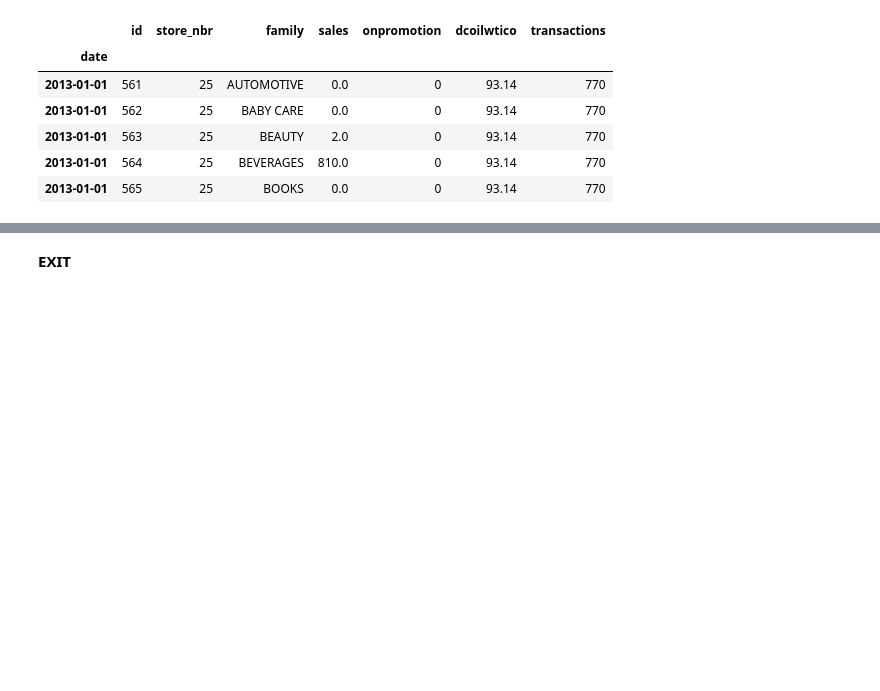
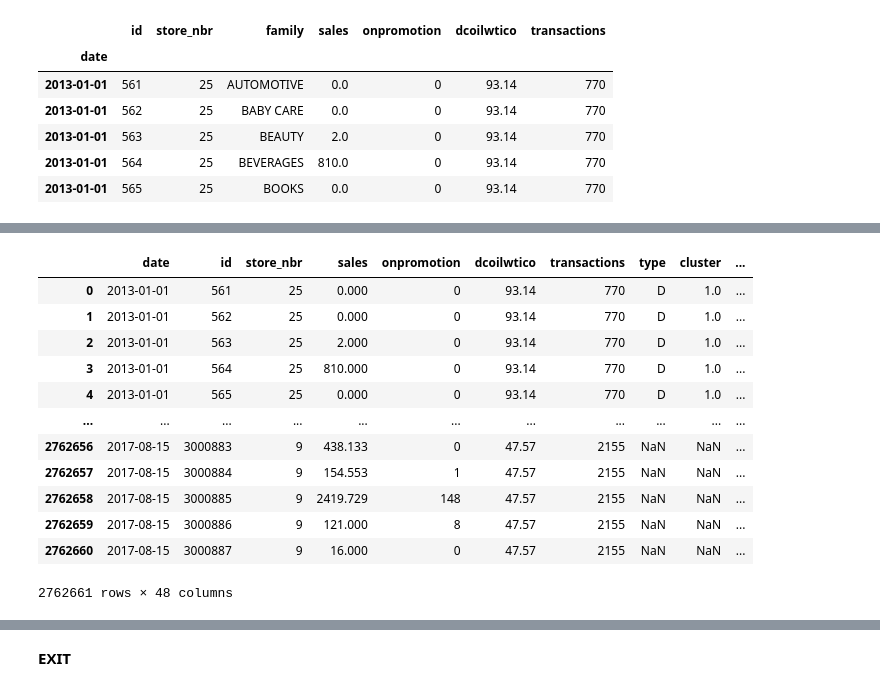
Before and after one commit to Divgithub045/mlProject-salesPredictor, a Jupyter notebook: model.ipynb, the cells around one changed output, grey strips where cells are left out. Saved outputs shown, nothing was run; the diff lists cells and outputs as text; code cells hidden in the pictures; blank space fills up the shorter version.

```diff
--- a/model.ipynb
+++ b/model.ipynb
@@ -394,0 +554,24 @@ model_fit = model.fit()
+# %%
+# Step 1: Create dummy columns for 'family'
+family_dummies = pd.get_dummies(df_merged['family'], prefix='family')
+
+# Step 2: Concatenate with the main DataFrame
+df_merged = pd.concat([df_merged, family_dummies], axis=1)
+# %%
+df_merged =df_merged.drop(['family','family_MAGAZINES'],axis='columns')
+# %%
+df_merged
+# %% [output]
+|  | date | id | store_nbr | sales | onpromotion | dcoilwtico | transactions | type | cluster | ... |
+| 0 | 2013-01-01 | 561 | 25 | 0.000 | 0 | 93.14 | 770 | D | 1.0 | ... |
+| 1 | 2013-01-01 | 562 | 25 | 0.000 | 0 | 93.14 | 770 | D | 1.0 | ... |
+| 2 | 2013-01-01 | 563 | 25 | 2.000 | 0 | 93.14 | 770 | D | 1.0 | ... |
+| 3 | 2013-01-01 | 564 | 25 | 810.000 | 0 | 93.14 | 770 | D | 1.0 | ... |
+| 4 | 2013-01-01 | 565 | 25 | 0.000 | 0 | 93.14 | 770 | D | 1.0 | ... |
+| ... | ... | ... | ... | ... | ... | ... | ... | ... | ... | ... |
+| 2762656 | 2017-08-15 | 3000883 | 9 | 438.133 | 0 | 47.57 | 2155 | NaN | NaN | ... |
+| 2762657 | 2017-08-15 | 3000884 | 9 | 154.553 | 1 | 47.57 | 2155 | NaN | NaN | ... |
+| 2762658 | 2017-08-15 | 3000885 | 9 | 2419.729 | 148 | 47.57 | 2155 | NaN | NaN | ... |
+| 2762659 | 2017-08-15 | 3000886 | 9 | 121.000 | 8 | 47.57 | 2155 | NaN | NaN | ... |
+| 2762660 | 2017-08-15 | 3000887 | 9 | 16.000 | 0 | 47.57 | 2155 | NaN | NaN | ... |
+2762661 rows × 48 columns
```
Also changed, not shown: parts of 19 cells of this notebook.
